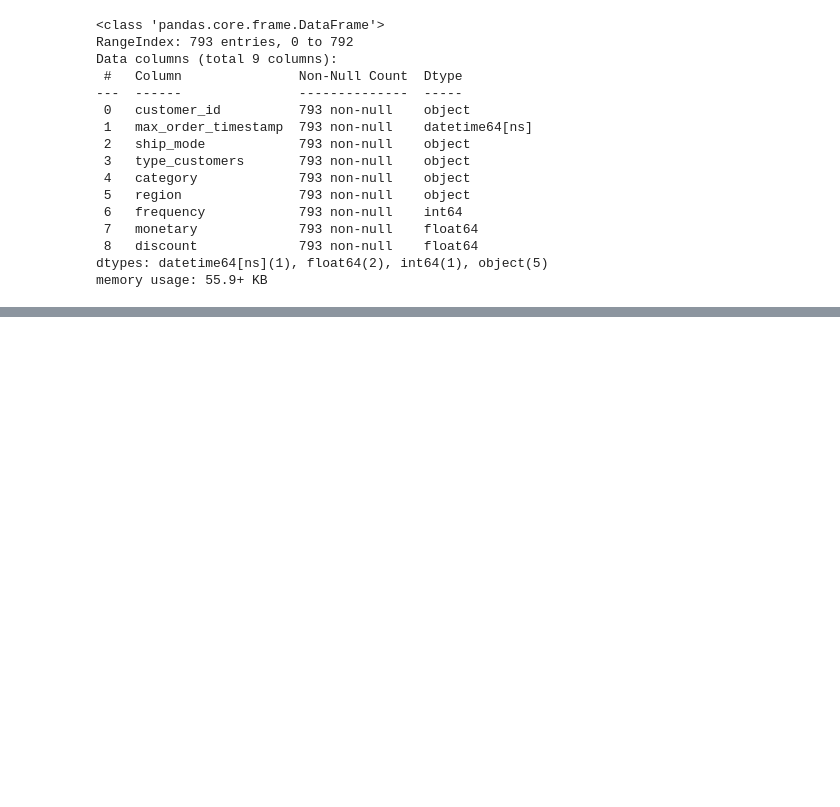
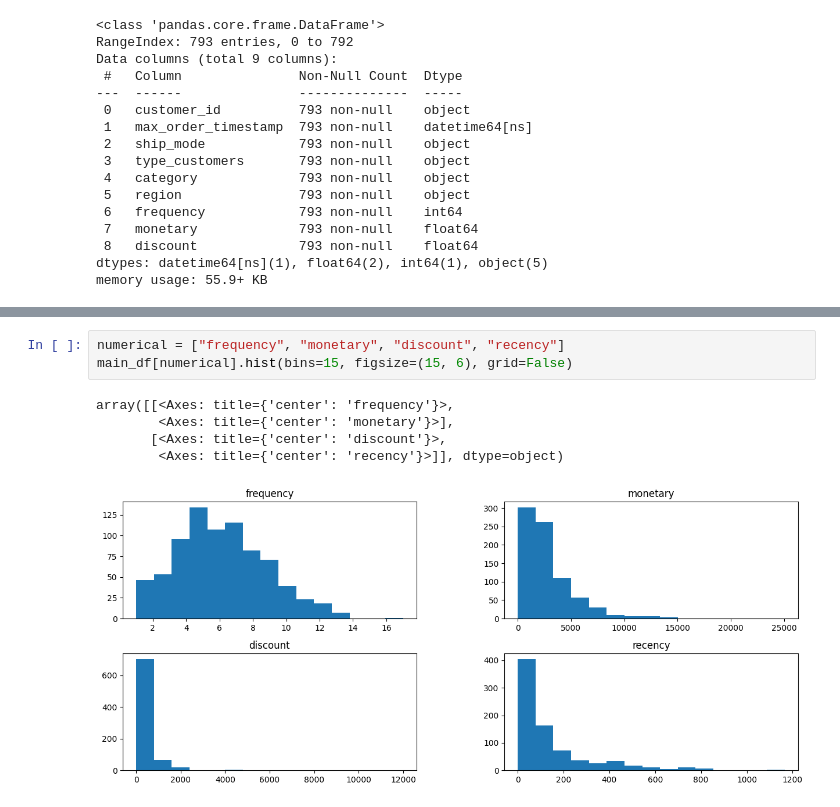
Before and after one commit to gchristiansun/customer-segmentation-analysis, a Jupyter notebook: customer_segmentation.ipynb, the cells around one changed output, grey strips where cells are left out. Cells and saved outputs as stored; diff of their text form; blank space fills up the shorter version.

```diff
--- a/customer_segmentation.ipynb
+++ b/customer_segmentation.ipynb
@@ -146,0 +164,9 @@ main_df.head()
+# %%
+numerical = ["frequency", "monetary", "discount", "recency"]
+main_df[numerical].hist(bins=15, figsize=(15, 6), grid=False)
+# %% [output]
+array([[<Axes: title={'center': 'frequency'}>,
+        <Axes: title={'center': 'monetary'}>],
+       [<Axes: title={'center': 'discount'}>,
+        <Axes: title={'center': 'recency'}>]], dtype=object)
+[figure, added]
```
Also changed, not shown: parts of 3 cells of this notebook.
